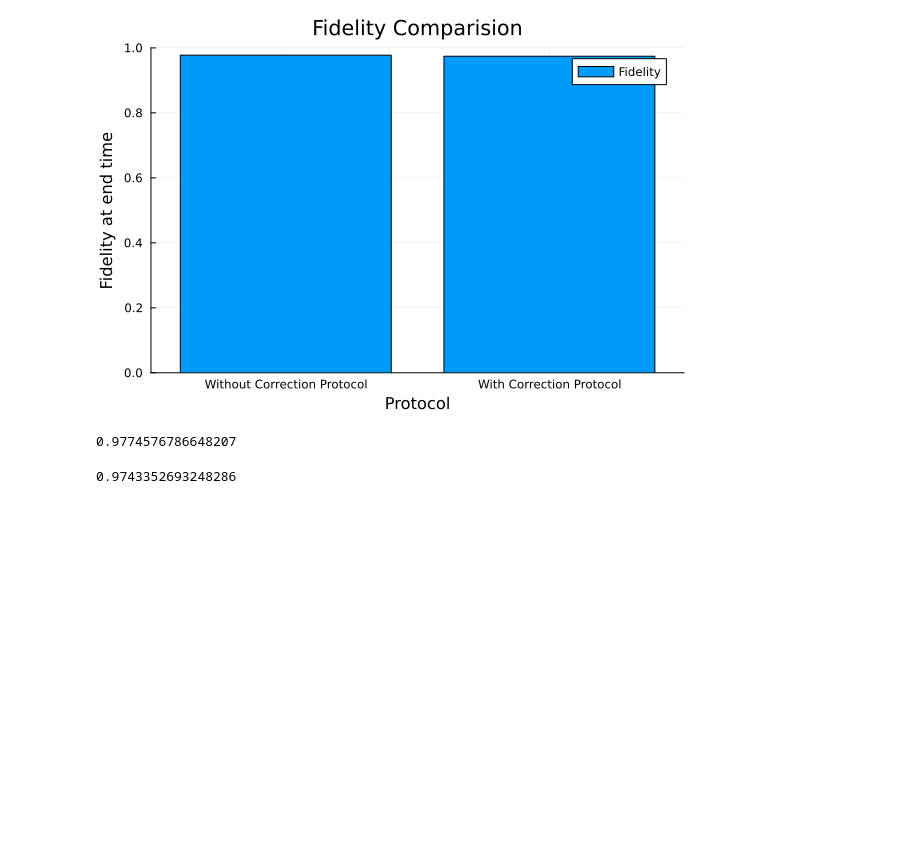
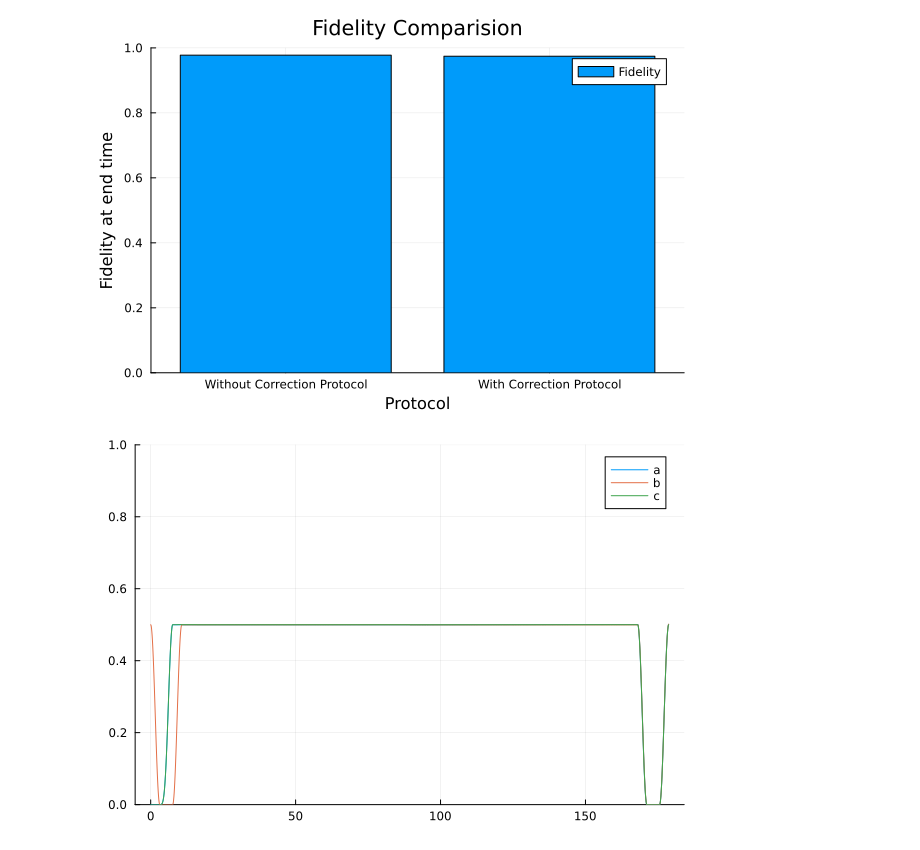
Before and after one commit to Ak-ash22/rydberg_qec, a Jupyter notebook: codework/phaseflip_code/result_analysis.ipynb, the cells around one changed output. Saved outputs shown, nothing was run; the diff lists cells and outputs as text; code cells hidden in the pictures; blank space fills up the shorter version.

```diff
--- a/codework/phaseflip_code/result_analysis.ipynb
+++ b/codework/phaseflip_code/result_analysis.ipynb
@@ -58,17 +58,25 @@ plot!(S2_data,ylim=[0,1])
 
 avg_fidelity_after_encoding = avg_fidelity_after_encoding;
 avg_fidelity_after_correction = avg_fidelity_after_correction;
+
+avg_population_data = avg_population_data;
+avg_corrected_population_data = avg_corrected_population_data;
+avg_final_step_population_data = avg_final_step_population_data;
+avg_S1_data = avg_S1_data;
+avg_S2_data = avg_S2_data;
 # %%
 x = ["Without Correction Protocol", "With Correction Protocol"]
 y = [avg_fidelity_after_encoding, avg_fidelity_after_correction]
 bar(x,y, ylim=[0,1], label="Fidelity", title="Fidelity Comparision", xlabel="Protocol", ylabel="Fidelity at end time")
 # %% [output]
 [figure]
-# %%
-avg_fidelity_after_encoding
-# %% [output]
-0.9774576786648207
-# %%
-avg_fidelity_after_correction
-# %% [output]
-0.9743352693248286
+# %%
+t = [0.0:0.1:(tspan1[end]+tspan2[end]+tspan2[end]+tspan3[end]+0.4);]
+
+plot(t,avg_population_data[:a],ylim=[0,1],label='a')
+plot!(t,avg_population_data[:b],label='b')
+plot!(t,avg_population_data[:c],label='c')
+# plot!(avg_population_data[:a1],label="ancilla 1")
+# plot!(avg_population_data[:a2],label="ancilla 2")
+# %% [output]
+[figure, added]
```
Also changed, not shown: parts of 3 cells of this notebook, 2 other files.
